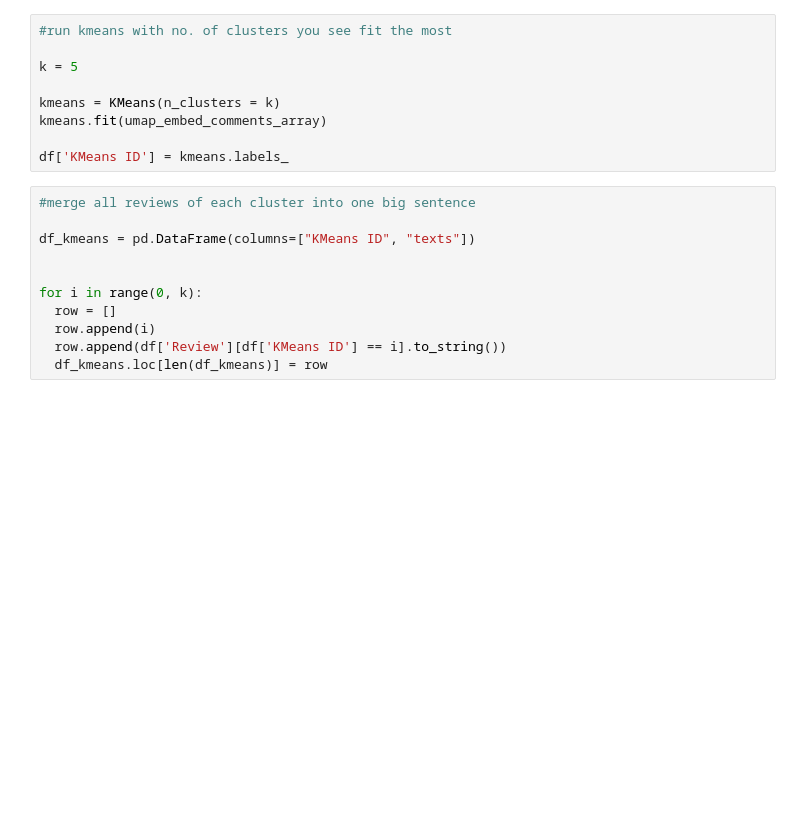
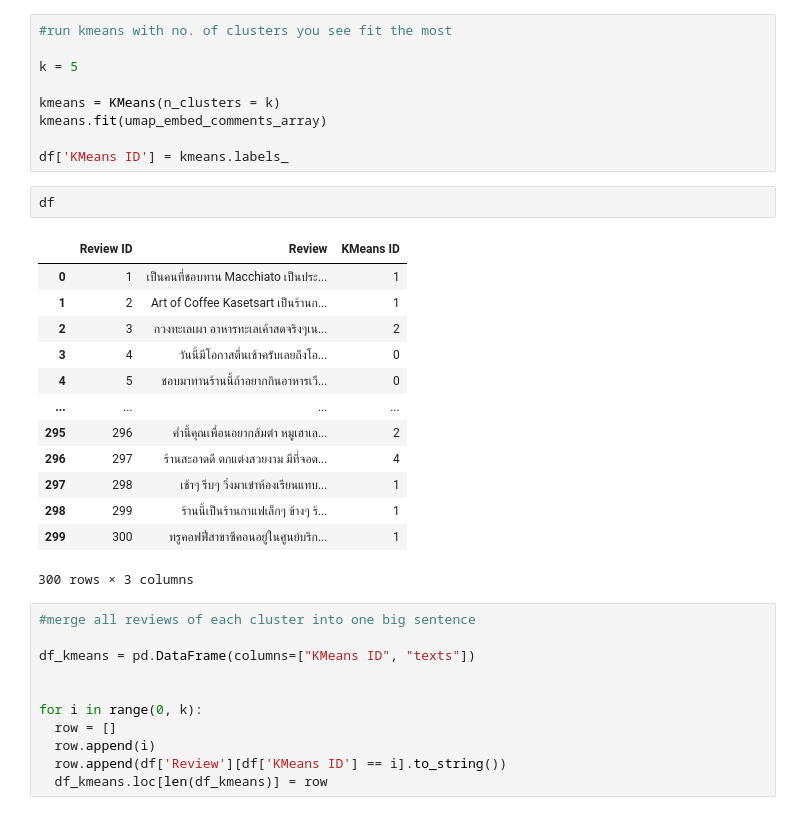
Before and after one commit to teehim/BADS7105-CRM-Analytics, a Jupyter notebook: VoC-6310422031.ipynb, the cells around one changed output. Cells and saved outputs as stored; diff of their text form; blank space fills up the shorter version.

```diff
--- a/VoC-6310422031.ipynb
+++ b/VoC-6310422031.ipynb
@@ -134,6 +135,22 @@ kmeans = KMeans(n_clusters = k)
 kmeans.fit(umap_embed_comments_array)
 
 df['KMeans ID'] = kmeans.labels_
+# %%
+df
+# %% [output]
+|  | Review ID | Review | KMeans ID |
+| 0 | 1 | เป็นคนที่ชอบทาน Macchiato เป็นประ... | 1 |
+| 1 | 2 | Art of Coffee Kasetsart เป็นร้านก... | 1 |
+| 2 | 3 | กวงทะเลเผา อาหารทะเลเค้าสดจริงๆเน... | 2 |
+| 3 | 4 | วันนี้มีโอกาสตื่นเช้าครับเลยถึงโอ... | 0 |
+| 4 | 5 | ชอบมาทานร้านนี้ถ้าอยากกินอาหารเวี... | 0 |
+| ... | ... | ... | ... |
+| 295 | 296 | ค่ำนี้คุณเพื่อนอยากส้มตำ หมูเฮาเล... | 2 |
+| 296 | 297 | ร้านสะอาดดี ตกแต่งสวยงาม มีที่จอด... | 4 |
+| 297 | 298 | เช้าๆ รีบๆ วิ่งมาเข่าห้องเรียนแทบ... | 1 |
+| 298 | 299 | ร้านนี้เป็นร้านกาแฟเล็กๆ ข้างๆ ร้... | 1 |
+| 299 | 300 | ทรูคอฟฟี่สาขาซีคอนอยู่ในศูนย์บริก... | 1 |
+300 rows × 3 columns
 # %%
 #merge all reviews of each cluster into one big sentence
 
```
Also changed, not shown: parts of 12 cells of this notebook, 2 other files.
